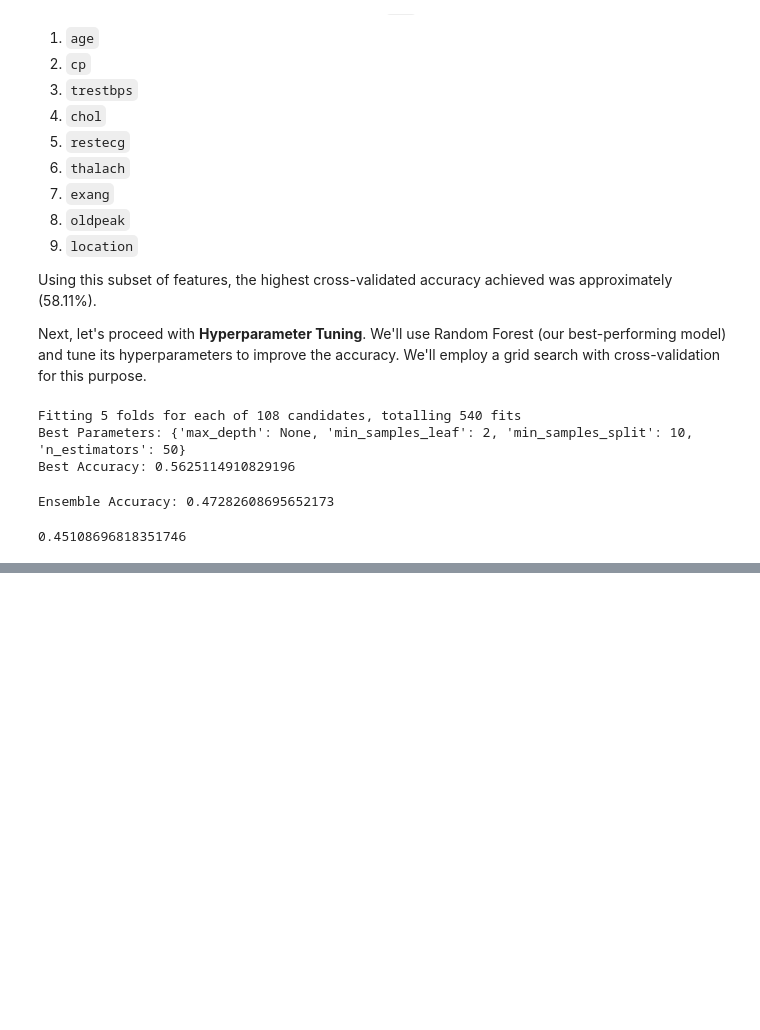
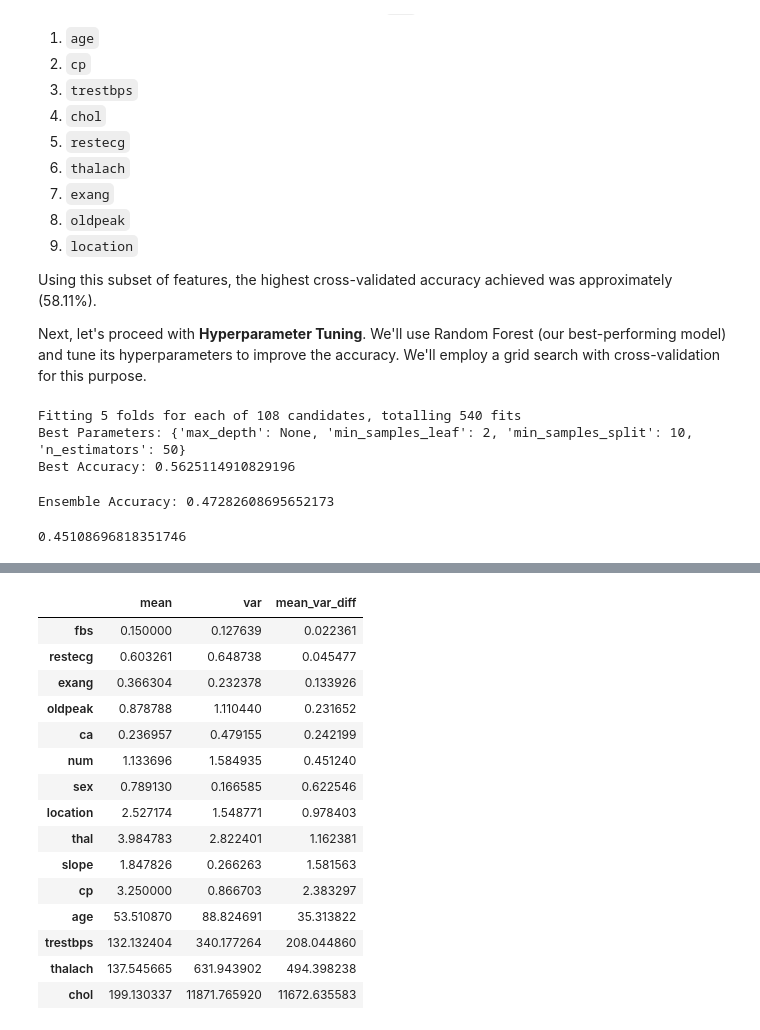
Before and after one commit to halliekinsey/heart_disease, a Jupyter notebook: heart+disease/report.ipynb, the cells around one changed output, grey strips where cells are left out. Drawn from its saved outputs; the diff is of its cells as text; code cells hidden in the pictures; blank space fills up the shorter version.

```diff
--- a/heart+disease/report.ipynb
+++ b/heart+disease/report.ipynb
@@ -519,0 +593,23 @@ test_accuracy
+# %%
+# Calculate mean and variance for each variable
+desc_stats = data.agg(['mean', 'var']).T
+desc_stats['mean_var_diff'] = abs(desc_stats['mean'] - desc_stats['var'])
+
+desc_stats.sort_values(by='mean_var_diff')
+# %% [output]
+|  | mean | var | mean_var_diff |
+| fbs | 0.150000 | 0.127639 | 0.022361 |
+| restecg | 0.603261 | 0.648738 | 0.045477 |
+| exang | 0.366304 | 0.232378 | 0.133926 |
+| oldpeak | 0.878788 | 1.110440 | 0.231652 |
+| ca | 0.236957 | 0.479155 | 0.242199 |
+| num | 1.133696 | 1.584935 | 0.451240 |
+| sex | 0.789130 | 0.166585 | 0.622546 |
+| location | 2.527174 | 1.548771 | 0.978403 |
+| thal | 3.984783 | 2.822401 | 1.162381 |
+| slope | 1.847826 | 0.266263 | 1.581563 |
+| cp | 3.250000 | 0.866703 | 2.383297 |
+| age | 53.510870 | 88.824691 | 35.313822 |
+| trestbps | 132.132404 | 340.177264 | 208.044860 |
+| thalach | 137.545665 | 631.943902 | 494.398238 |
+| chol | 199.130337 | 11871.765920 | 11672.635583 |
```
Also changed, not shown: parts of 10 cells of this notebook.
